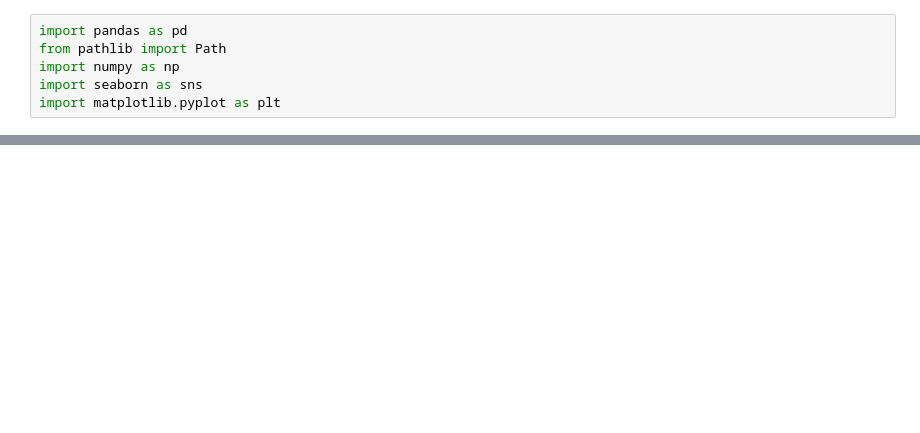
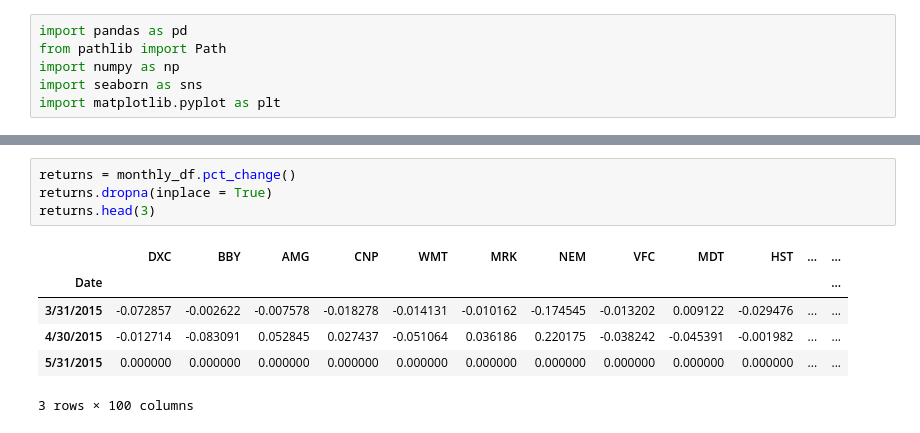
Before and after one commit to nicolegoldin/CollaborativeProject1, a Jupyter notebook: stock_picking.ipynb, the cells around one changed output, grey strips where cells are left out. Cells and saved outputs as stored; diff of their text form; blank space fills up the shorter version.

```diff
--- a/stock_picking.ipynb
+++ b/stock_picking.ipynb
@@ -11,0 +18,11 @@ returns.dropna(inplace = True)
+# %%
+returns = monthly_df.pct_change()
+returns.dropna(inplace = True)
+returns.head(3)
+# %% [output]
+|  | DXC | BBY | AMG | CNP | WMT | MRK | NEM | VFC | MDT | HST | ... | ... |
+| Date |  |  |  |  |  |  |  |  |  |  |  | ... |
+| 3/31/2015 | -0.072857 | -0.002622 | -0.007578 | -0.018278 | -0.014131 | -0.010162 | -0.174545 | -0.013202 | 0.009122 | -0.029476 | ... | ... |
+| 4/30/2015 | -0.012714 | -0.083091 | 0.052845 | 0.027437 | -0.051064 | 0.036186 | 0.220175 | -0.038242 | -0.045391 | -0.001982 | ... | ... |
+| 5/31/2015 | 0.000000 | 0.000000 | 0.000000 | 0.000000 | 0.000000 | 0.000000 | 0.000000 | 0.000000 | 0.000000 | 0.000000 | ... | ... |
+3 rows × 100 columns
```
Also changed, not shown: parts of 5 cells of this notebook, 26 other files.
